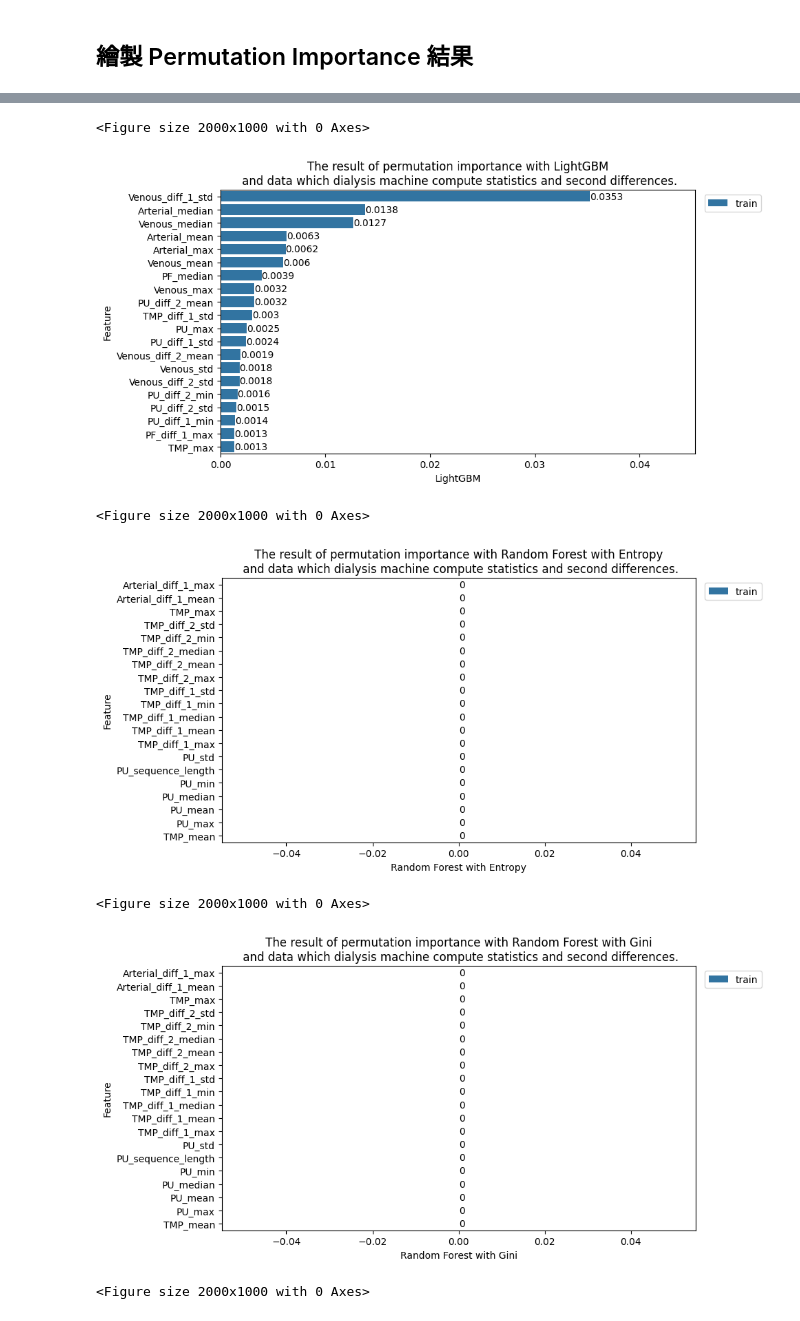
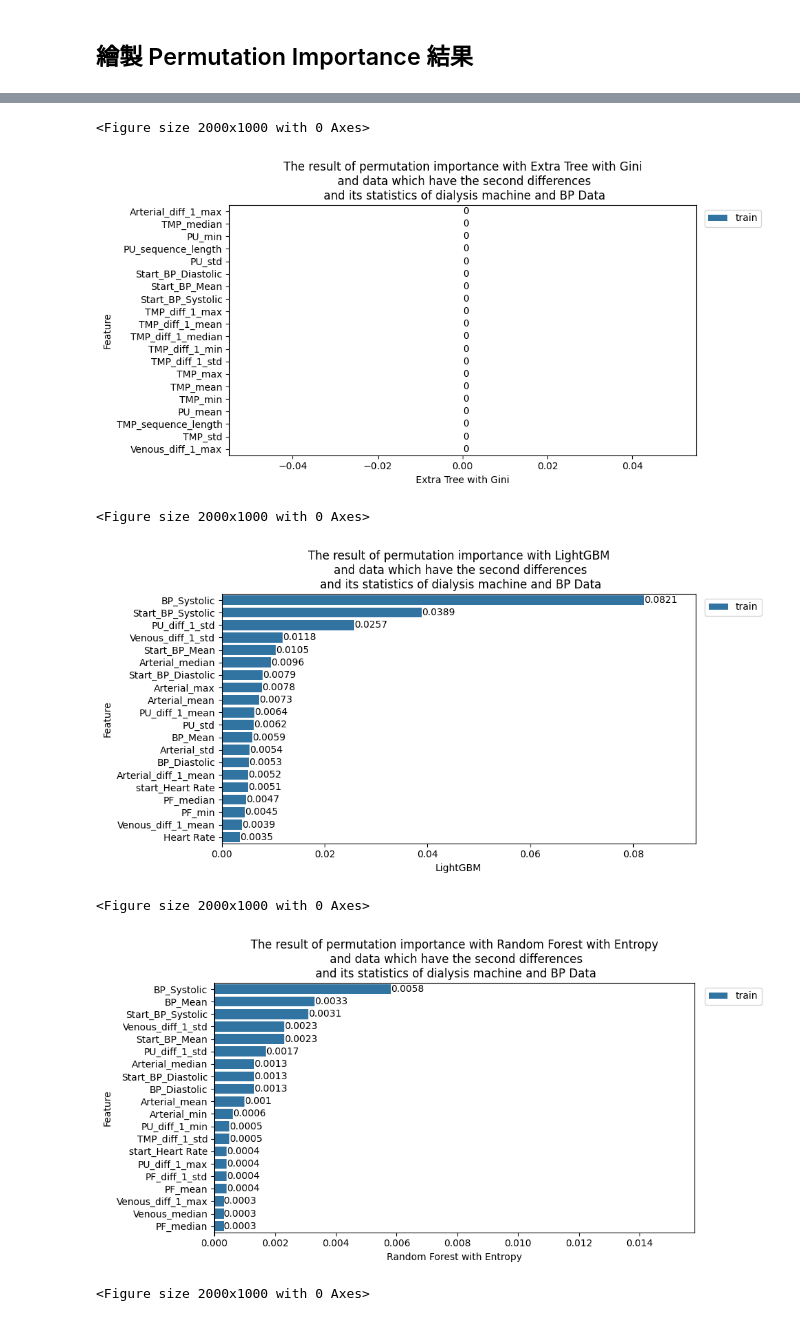
Before and after one commit to Wang-Jian-An/NCKUH-Pediatric-Nephrology, a Jupyter notebook: 9-Result_Analysis.ipynb, the cells around one changed output, grey strips where cells are left out. Saved outputs shown, nothing was run; the diff lists cells and outputs as text; code cells hidden in the pictures.

```diff
--- a/9-Result_Analysis.ipynb
+++ b/9-Result_Analysis.ipynb
@@ -5,8 +5,9 @@ import matplotlib.pyplot as plt
 import seaborn as sns
 %matplotlib inline
 # %%
-raw_model_evaluation_result = pd.read_excel("../result/ML-result-MetaData2所有結果.xlsx", sheet_name = "Model Evaluation").fillna("None")
-raw_permutation_importance_result = pd.read_excel("../result/ML-result-MetaData2所有結果.xlsx", sheet_name = "Permutation Importance").fillna("None")
+metaData_number = 55
+raw_model_evaluation_result = pd.read_excel(f"../result/ML-result-MetaData{metaData_number}所有結果.xlsx", sheet_name = "Model_Evaluation").fillna("None")
+raw_permutation_importance_result = pd.read_excel(f"../result/ML-result-MetaData{metaData_number}所有結果.xlsx", sheet_name = "Permutation Importance").fillna("None")
 raw_model_evaluation_result
 # %% [output]
 |  | Data_ID | MetaData_ID | Split_ID | Standardization | Decomposition | FeatureSelection | Model | Features | ... |
@@ -58,11 +59,15 @@ for one_column in column[1:]:
         one_column = one_column.replace("_for_1", " for IDH")
     elif "_for_0" in one_column:
         one_column = one_column.replace("_for_0", " for No IDH")
+    elif "_1" in one_column:
+        one_column = one_column.replace("_1", " for IDH")
+    elif "_0" in one_column:
+        one_column = one_column.replace("_0", " for No IDH")
     plt.xlabel(one_column)
     plt.legend(bbox_to_anchor = (1, 1))
     plt.xlim(0, 1.1)
     plt.title("Data from dialysis machine compute statistics and second differences.")
     plt.tight_layout()
-    plt.savefig(f"../result/Result_Plot/MetaData1_Model_Evaluation_{one_column}.png")
+    plt.savefig(f"../result/Result_Plot/MetaData{metaData_number}_Model_Evaluation_{one_column}.png")
     plt.show()
 # %% [output]
@@ -101,7 +109,4 @@ totalResult = pd.DataFrame([["{} ({})".format(round(one_mean, 4), round(one_std,
 # %%
-mean_totalResult = mean_totalResult.reset_index()
-mean_totalResult = mean_totalResult.query("Standardization == 'None' and FeatureSelection == 'None' and Set == 'train'")
-
 for one_model in mean_totalResult["Model"].unique():
     plt.figure(figsize = (20, 10))
     select_mean_totalResult = mean_totalResult.query("Model == @one_model").sort_values(by = "Importance_Mean", ascending = False).iloc[:20, :]
@@ -115,9 +120,9 @@ for one_model in mean_totalResult["Model"].unique():
     plt.legend(bbox_to_anchor = (1.15, 1))
     if select_mean_totalResult["Importance_Mean"].unique().tolist().__len__() > 1:
         plt.xlim(0, np.max(select_mean_totalResult["Importance_Mean"].unique())+0.01)
-    plt.title(f"The result of permutation importance with {one_model}\n and data which dialysis machine compute statistics and second differences.")
+    plt.title(f"The result of permutation importance with {one_model}\n and data which have the second differences\n and its statistics of dialysis machine and BP Data")
     plt.tight_layout()
-    plt.savefig(f"../result/Result_Plot/MetaData1_Permutation_Importance_{one_model}.png")
+    plt.savefig(f"../result/Result_Plot/MetaData{metaData_number}_Permutation_Importance_{one_model}.png")
     plt.show()
 # %% [output]
 <Figure size 2000x1000 with 0 Axes>
@@ -127,7 +132,7 @@ for one_model in mean_totalResult["Model"].unique():
 <Figure size 2000x1000 with 0 Axes>
-[figure, old version]
+[figure, new version]
 <Figure size 2000x1000 with 0 Axes>
-[figure, old version]
+[figure, new version]
 <Figure size 2000x1000 with 0 Axes>
-[figure, old version]
+[figure, new version]
 <Figure size 2000x1000 with 0 Axes>
```
Also changed, not shown: parts of 5 cells of this notebook.
